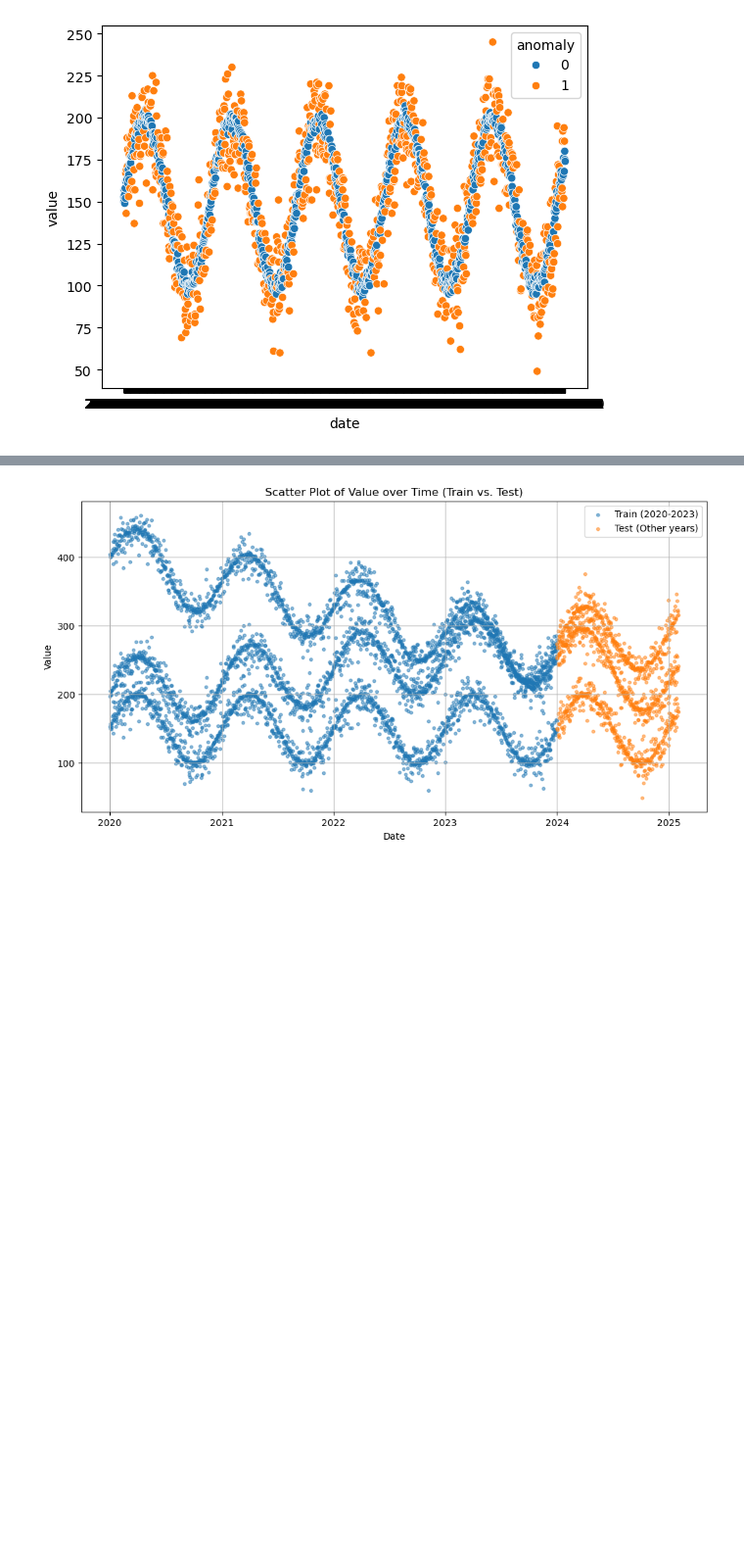
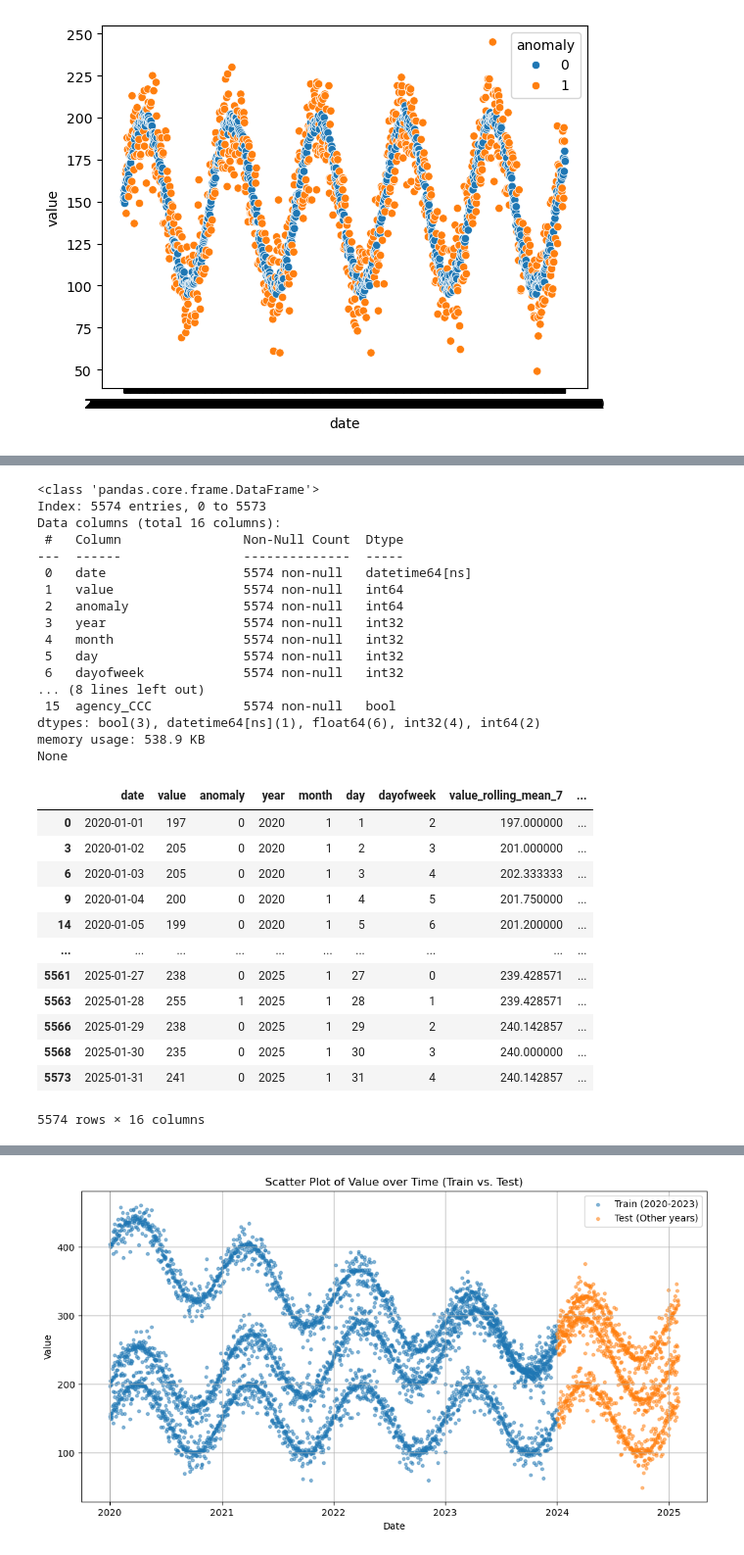
Before and after one commit to Senaakshi/PROJECTS, a Jupyter notebook: Anomly_detection/anomaly_detection_analysis.ipynb, the cells around one changed output, grey strips where cells are left out. Shown at 98% size. Cells and saved outputs as stored; diff of their text form; code cells hidden in the pictures; blank space fills up the shorter version.

```diff
--- a/Anomly_detection/anomaly_detection_analysis.ipynb
+++ b/Anomly_detection/anomaly_detection_analysis.ipynb
@@ -90,0 +123,34 @@ sns.scatterplot(data=df.query("agency=='BBB'"), x='date', y='value', hue='anomal
+# %%
+print(df.info())
+df
+# %% [output]
+<class 'pandas.core.frame.DataFrame'>
+Index: 5574 entries, 0 to 5573
+Data columns (total 16 columns):
+ #   Column                Non-Null Count  Dtype
+---  ------                --------------  -----
+ 0   date                  5574 non-null   datetime64[ns]
+ 1   value                 5574 non-null   int64
+ 2   anomaly               5574 non-null   int64
+ 3   year                  5574 non-null   int32
+ 4   month                 5574 non-null   int32
+ 5   day                   5574 non-null   int32
+ 6   dayofweek             5574 non-null   int32
+... (8 lines left out)
+ 15  agency_CCC            5574 non-null   bool
+dtypes: bool(3), datetime64[ns](1), float64(6), int32(4), int64(2)
+memory usage: 538.9 KB
+None
+|  | date | value | anomaly | year | month | day | dayofweek | value_rolling_mean_7 | ... |
+| 0 | 2020-01-01 | 197 | 0 | 2020 | 1 | 1 | 2 | 197.000000 | ... |
+| 3 | 2020-01-02 | 205 | 0 | 2020 | 1 | 2 | 3 | 201.000000 | ... |
+| 6 | 2020-01-03 | 205 | 0 | 2020 | 1 | 3 | 4 | 202.333333 | ... |
+| 9 | 2020-01-04 | 200 | 0 | 2020 | 1 | 4 | 5 | 201.750000 | ... |
+| 14 | 2020-01-05 | 199 | 0 | 2020 | 1 | 5 | 6 | 201.200000 | ... |
+| ... | ... | ... | ... | ... | ... | ... | ... | ... | ... |
+| 5561 | 2025-01-27 | 238 | 0 | 2025 | 1 | 27 | 0 | 239.428571 | ... |
+| 5563 | 2025-01-28 | 255 | 1 | 2025 | 1 | 28 | 1 | 239.428571 | ... |
+| 5566 | 2025-01-29 | 238 | 0 | 2025 | 1 | 29 | 2 | 240.142857 | ... |
+| 5568 | 2025-01-30 | 235 | 0 | 2025 | 1 | 30 | 3 | 240.000000 | ... |
+| 5573 | 2025-01-31 | 241 | 0 | 2025 | 1 | 31 | 4 | 240.142857 | ... |
+5574 rows × 16 columns
```
Also changed, not shown: parts of 43 cells of this notebook, 1 other file.
